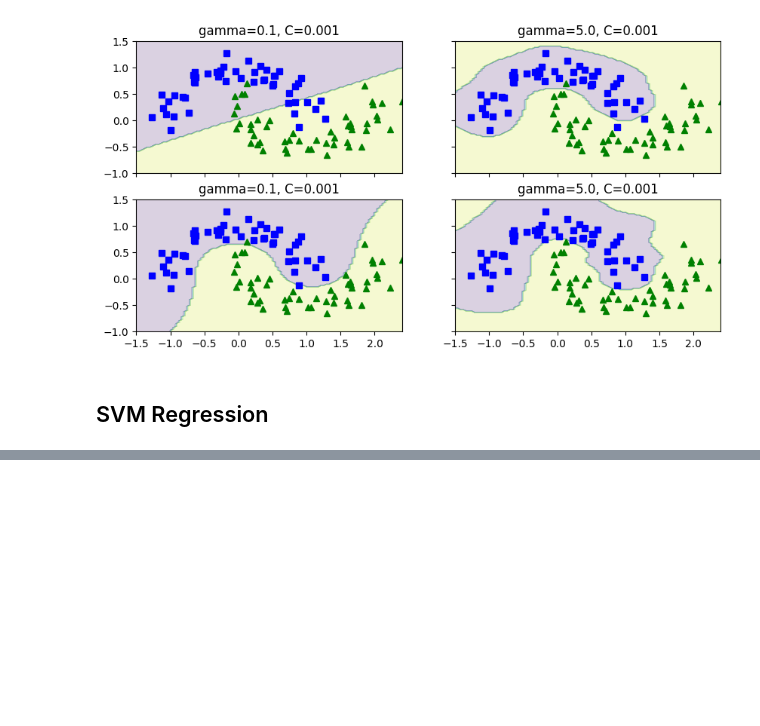
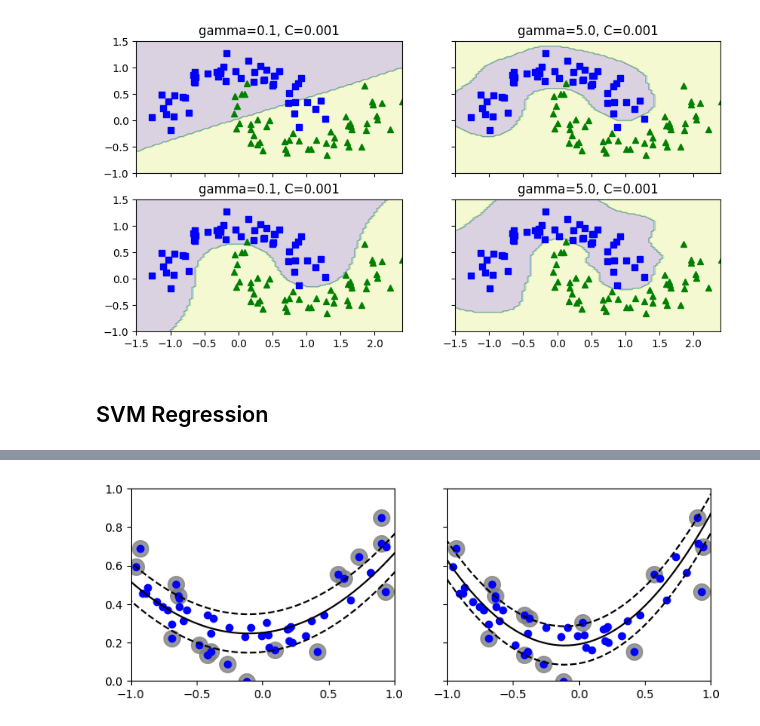
Before and after one commit to Zane-dev16/Support-Vector-Machines, a Jupyter notebook: notebooks/SVMs.ipynb, the cells around one changed output, grey strips where cells are left out. Cells and saved outputs as stored; diff of their text form; code cells hidden in the pictures; blank space fills up the shorter version.

```diff
--- a/notebooks/SVMs.ipynb
+++ b/notebooks/SVMs.ipynb
@@ -312,0 +331,16 @@ for ax, epsilon in zip(axs, epsilons):
+# %%
+from sklearn.svm import SVR
+
+fig, axs = plt.subplots(1, 2, sharey=True, figsize=(9, 3))
+epsilon = 0.1
+Cs = 0.01, 100
+
+for ax, C in zip(axs, Cs):
+    svm_poly_reg = make_pipeline(StandardScaler(),
+                            SVR(kernel="poly", degree=2, epsilon=epsilon, C=C))
+    svm_poly_reg.fit(X, y)
+    plt.sca(ax)
+    plt_svr(svm_poly_reg, X, y)
+    plt.axis([-1, 1, 0, 1])
+# %% [output]
+[figure, added]
```
Also changed, not shown: parts of 5 cells of this notebook.
